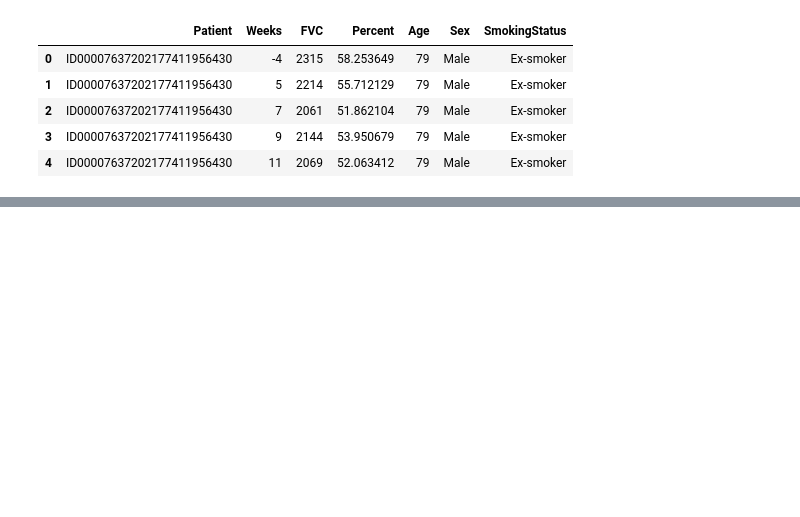
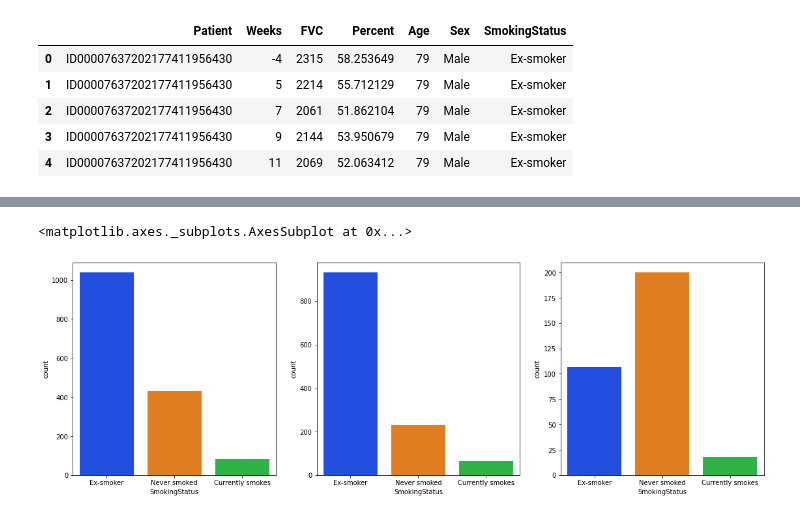
Before and after one commit to tkrsh/LungFunctionDecline, a Jupyter notebook: EDA.ipynb, the cells around one changed output, grey strips where cells are left out. Saved outputs shown, nothing was run; the diff lists cells and outputs as text; code cells hidden in the pictures; blank space fills up the shorter version.

```diff
--- a/EDA.ipynb
+++ b/EDA.ipynb
@@ -21,0 +98,9 @@ number_of_patients=len(df.Patient.unique())
+# %%
+fig, axs = plt.subplots(ncols=3)
+fig.set_size_inches(19,6)
+sns.countplot(df['SmokingStatus'],ax=axs[0],)
+sns.countplot(df['SmokingStatus'][df['Sex']=="Male"],ax=axs[1])
+sns.countplot(df['SmokingStatus'][df['Sex']=="Female"],ax=axs[2])
+# %% [output]
+<matplotlib.axes._subplots.AxesSubplot at 0x...>
+[figure, added]
```
Also changed, not shown: parts of 30 cells of this notebook, 7 other files.
